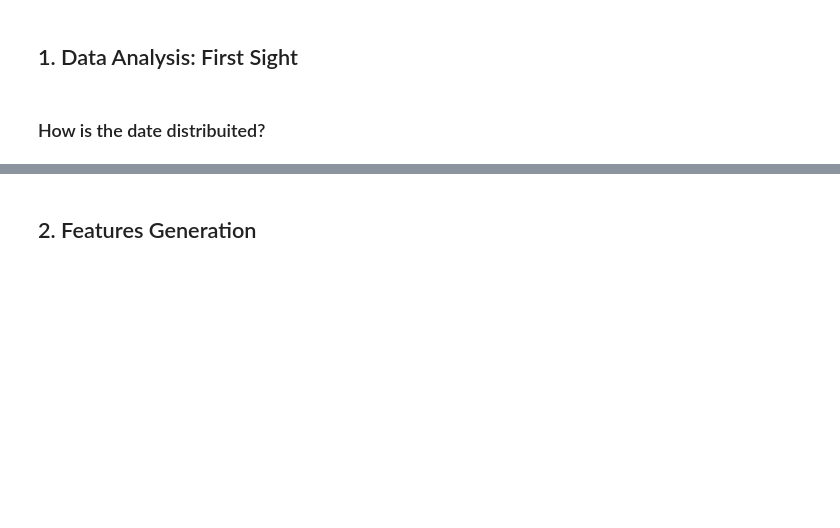
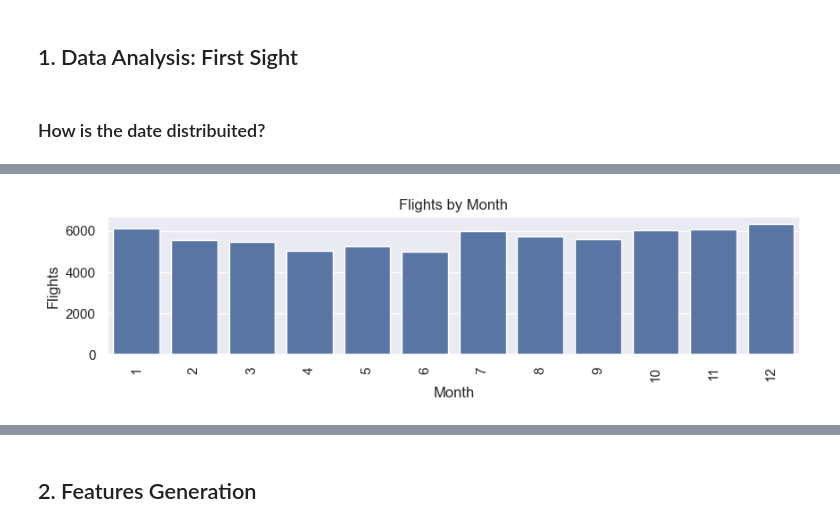
Before and after one commit to arnml/latam_mle_challenge, a Jupyter notebook: challenge/exploration.ipynb, the cells around one changed output, grey strips where cells are left out. Cells and saved outputs as stored; diff of their text form; code cells hidden in the pictures; blank space fills up the shorter version.

```diff
--- a/challenge/exploration.ipynb
+++ b/challenge/exploration.ipynb
@@ -59,13 +60,15 @@ plt.show()
 # %%
 flights_by_month = data['MES'].value_counts()
 plt.figure(figsize = (10, 2))
-sns.set(style = "darkgrid")
-sns.barplot(flights_by_month.index, flights_by_month.values, color = 'lightblue', alpha=0.8)
+sns.set_theme(style = "darkgrid")
+sns.barplot(x=flights_by_month.index, y=flights_by_month.values)
 plt.title('Flights by Month')
 plt.ylabel('Flights', fontsize=12)
 plt.xlabel('Month', fontsize=12)
 plt.xticks(rotation=90)
 plt.show()
+# %% [output]
+[figure, added]
 # %%
 flights_by_day_in_week = data['DIANOM'].value_counts()
 days = [
```
Also changed, not shown: parts of 40 cells of this notebook.
